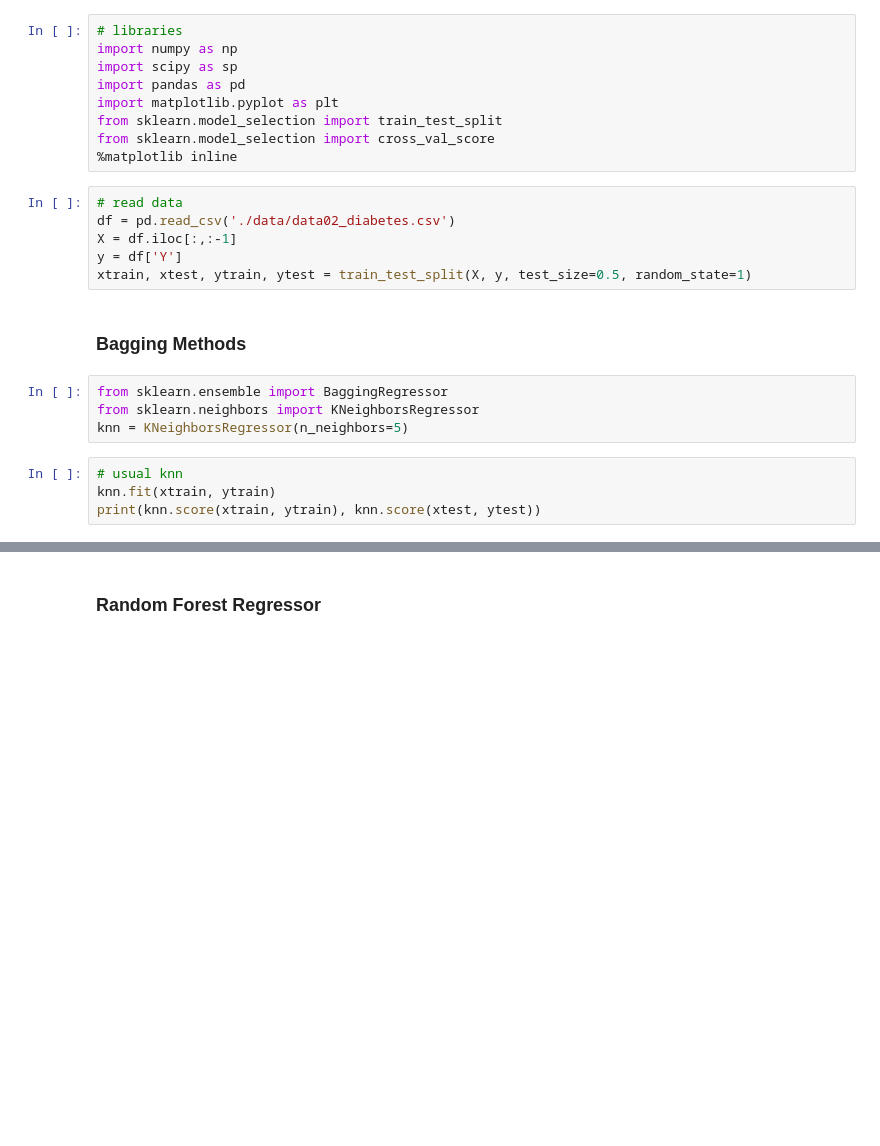
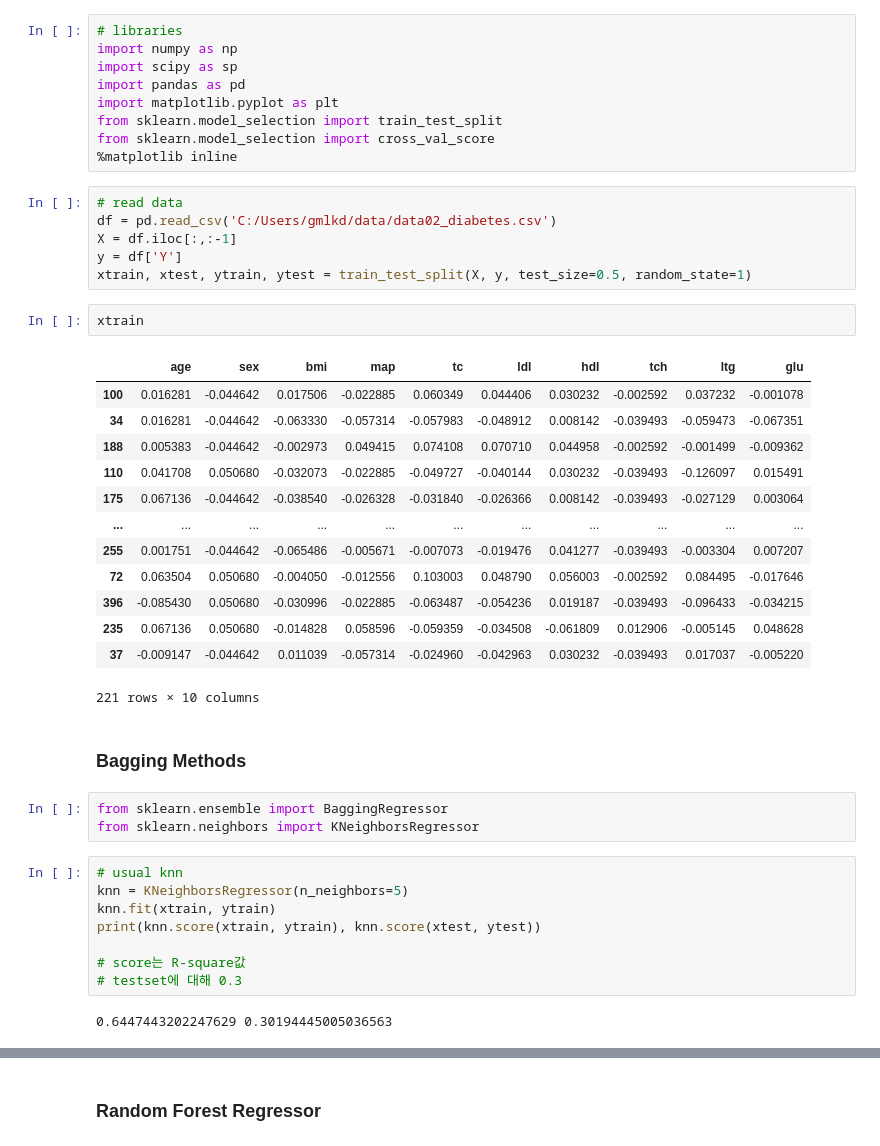
Before and after one commit to LEEHM97/TIL, a Jupyter notebook: 머신러닝Advance/06-cross validation, ensemble, xgboost/02-ensemble models.ipynb, the cells around one changed output, grey strips where cells are left out. Cells and saved outputs as stored; diff of their text form; blank space fills up the shorter version.

```diff
--- a/머신러닝Advance/06-cross validation, ensemble, xgboost/02-ensemble models.ipynb
+++ b/머신러닝Advance/06-cross validation, ensemble, xgboost/02-ensemble models.ipynb
@@ -14,19 +15,40 @@ from sklearn.model_selection import cross_val_score
 %matplotlib inline
 # %%
 # read data
-df = pd.read_csv('./data/data02_diabetes.csv')
+df = pd.read_csv('C:/Users/gmlkd/data/data02_diabetes.csv')
 X = df.iloc[:,:-1]
 y = df['Y']
 xtrain, xtest, ytrain, ytest = train_test_split(X, y, test_size=0.5, random_state=1)
+# %%
+xtrain
+# %% [output]
+|  | age | sex | bmi | map | tc | ldl | hdl | tch | ltg | glu |
+| 100 | 0.016281 | -0.044642 | 0.017506 | -0.022885 | 0.060349 | 0.044406 | 0.030232 | -0.002592 | 0.037232 | -0.001078 |
+| 34 | 0.016281 | -0.044642 | -0.063330 | -0.057314 | -0.057983 | -0.048912 | 0.008142 | -0.039493 | -0.059473 | -0.067351 |
+| 188 | 0.005383 | -0.044642 | -0.002973 | 0.049415 | 0.074108 | 0.070710 | 0.044958 | -0.002592 | -0.001499 | -0.009362 |
+| 110 | 0.041708 | 0.050680 | -0.032073 | -0.022885 | -0.049727 | -0.040144 | 0.030232 | -0.039493 | -0.126097 | 0.015491 |
+| 175 | 0.067136 | -0.044642 | -0.038540 | -0.026328 | -0.031840 | -0.026366 | 0.008142 | -0.039493 | -0.027129 | 0.003064 |
+| ... | ... | ... | ... | ... | ... | ... | ... | ... | ... | ... |
+| 255 | 0.001751 | -0.044642 | -0.065486 | -0.005671 | -0.007073 | -0.019476 | 0.041277 | -0.039493 | -0.003304 | 0.007207 |
+| 72 | 0.063504 | 0.050680 | -0.004050 | -0.012556 | 0.103003 | 0.048790 | 0.056003 | -0.002592 | 0.084495 | -0.017646 |
+| 396 | -0.085430 | 0.050680 | -0.030996 | -0.022885 | -0.063487 | -0.054236 | 0.019187 | -0.039493 | -0.096433 | -0.034215 |
+| 235 | 0.067136 | 0.050680 | -0.014828 | 0.058596 | -0.059359 | -0.034508 | -0.061809 | 0.012906 | -0.005145 | 0.048628 |
+| 37 | -0.009147 | -0.044642 | 0.011039 | -0.057314 | -0.024960 | -0.042963 | 0.030232 | -0.039493 | 0.017037 | -0.005220 |
+221 rows × 10 columns
 # %% [markdown]
 ### Bagging Methods
 # %%
 from sklearn.ensemble import BaggingRegressor
 from sklearn.neighbors import KNeighborsRegressor
-knn = KNeighborsRegressor(n_neighbors=5)
 # %%
 # usual knn
+knn = KNeighborsRegressor(n_neighbors=5)
 knn.fit(xtrain, ytrain)
 print(knn.score(xtrain, ytrain), knn.score(xtest, ytest))
+
+# score는 R-square값
+# testset에 대해 0.3
+# %% [output]
+0.6447443202247629 0.30194445005036563
 # %%
 # full bagging
```
Also changed, not shown: parts of 21 cells of this notebook.
